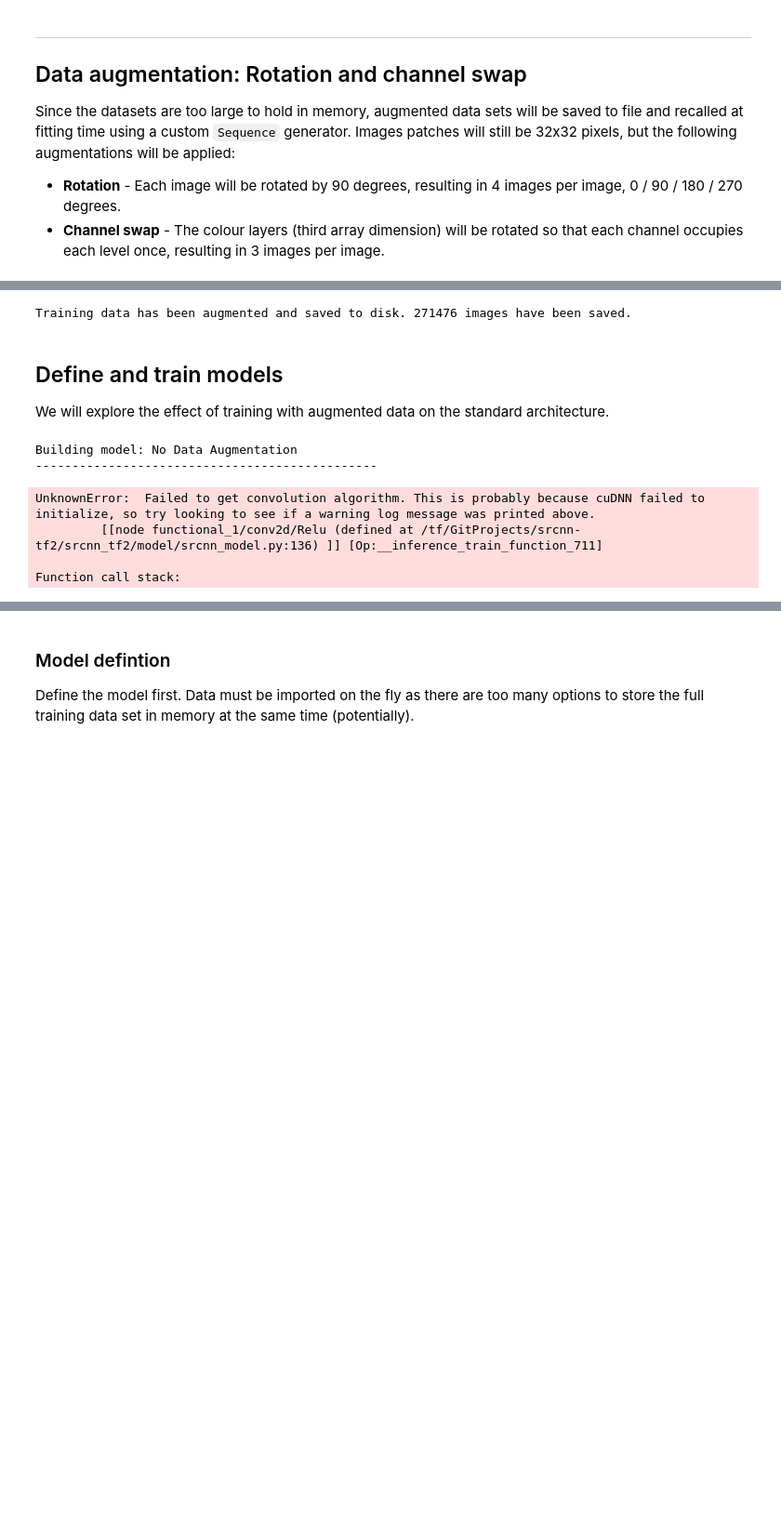
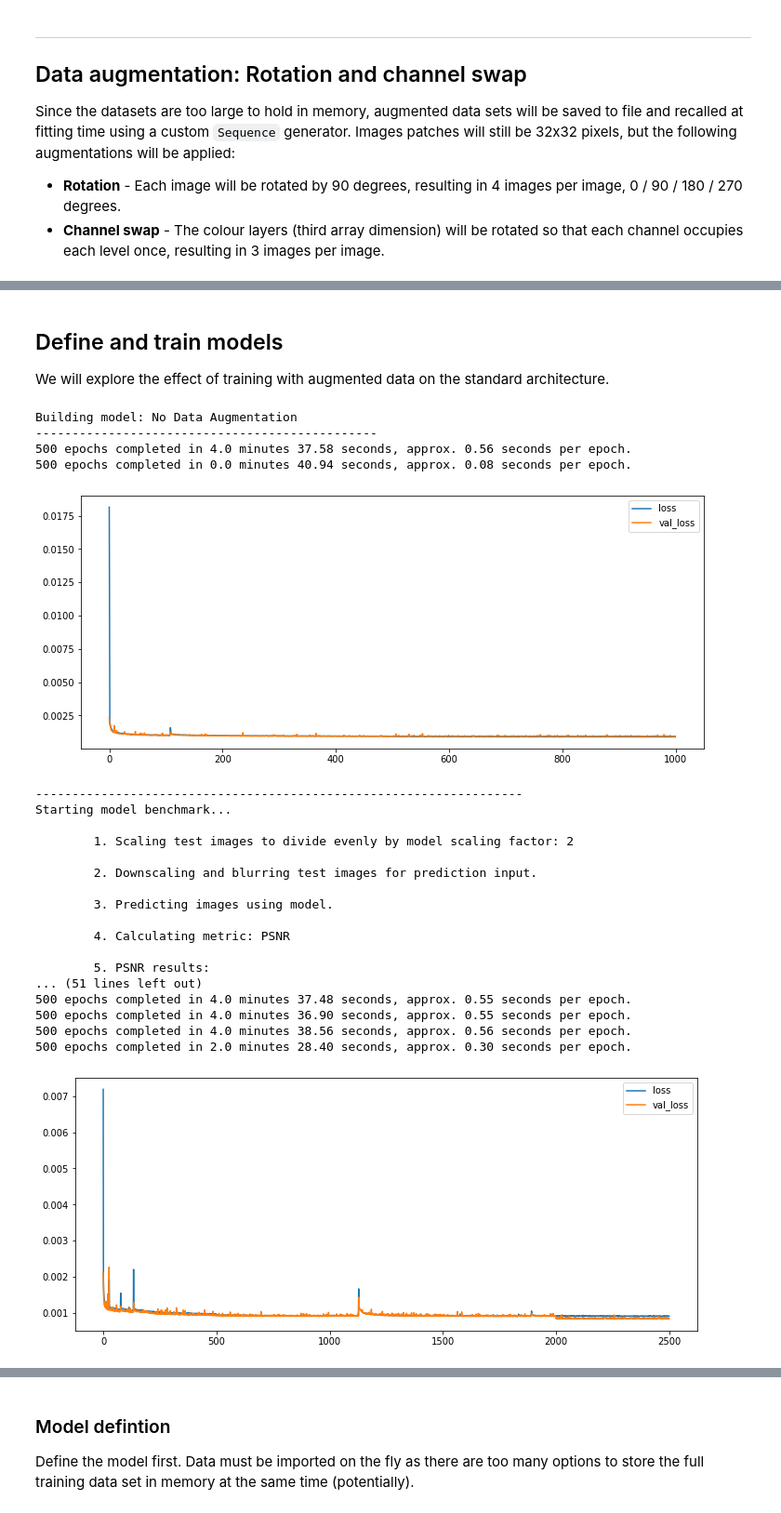
Before and after one commit to kingfischer16/srcnn-tf2, a Jupyter notebook: notebooks/SRCNN Data Augmentation.ipynb, the cells around one changed output, grey strips where cells are left out. Shown at 93% size. Cells and saved outputs as stored; diff of their text form; code cells hidden in the pictures; blank space fills up the shorter version.

Commit message:
finished data augmentation and architecture search

```diff
--- a/notebooks/SRCNN Data Augmentation.ipynb
+++ b/notebooks/SRCNN Data Augmentation.ipynb
@@ -99,5 +101,5 @@ np.save('../../../sr_data/srcnn_training_temp/filenames.npy', np.array(filenames
 # %%
-filenames = list()
+filenames = list(np.load('../../../sr_data/srcnn_training_temp/filenames.npy'))
 
 filenames_no_augment = [f for f in filenames if ('_c012' in f[0]) & ('_32x32' in f[0]) & ('_90deg' in f[0])]
 filenames_rotation_only = [f for f in filenames if ('_c012' in f[0]) & ('_32x32' in f[0])]
@@ -112,16 +114,15 @@ test_list = [
     #('Image Size Only', False, False, True, filenames_imsize_only),
     ('Rotation & Channel Swap', True, True, True, filenames)
 ]
-# %% [output]
-Training data has been augmented and saved to disk. 271476 images have been saved.
 # %% [markdown]
 ## Define and train models
 We will explore the effect of training with augmented data on the standard architecture.
 # %%
 result_strings = []
 testing_images_14 = import_from_file(set14_eval_folder)
-epochs_per_loop = 25
+epochs_per_loop = 500
 batch_size = 64
+scaling_factor = 2
 
 for label, rot, chan, im, files in test_list:
     print(f"\n\nBuilding model: {label}\n-----------------------------------------------")
@@ -134,37 +135,54 @@ for label, rot, chan, im, files in test_list:
     loss_list = []
     val_loss_list = []
     for ix in range(train_gen.__len__()):
         xdata, ydata = train_gen.__getitem__(ix)
-        res = srcnn_m.fit(xdata=xdata, ydata=ydata, epochs=epochs_per_loop, batch_size=batch_size, validation_split=0.1, verbose=0)
-        loss_list.append(res.history['loss'])
-        val_loss_list.append(res.history['val_loss'])
+        srcnn_m.fit(xdata=xdata, ydata=ydata, epochs=epochs_per_loop, batch_size=batch_size, validation_split=0.1, verbose=0)
+        loss_list.append(srcnn_m.result.history['loss'])
+        val_loss_list.append(srcnn_m.result.history['val_loss'])
     #srcnn_m.result = srcnn_m.model.fit(train_gen, epochs=100, verbose=1)
     #srcnn_m.scale = scaling_factor
 
     _, ax = plt.subplots(1, 1, figsize=(12, 5))
     ax.plot(np.concatenate(loss_list), label='loss')
     ax.plot(np.concatenate(val_loss_list), label='val_loss')
     plt.legend()
     plt.show()
 
     # Evaluate performance.
     psnr_14, psnr_bicubic_14 = srcnn_m.benchmark(testing_images_14, metric='psnr', return_metrics=True)
     ssim_14, ssim_bicubic_14 = srcnn_m.benchmark(testing_images_14, metric='ssim', return_metrics=True)
 
     # Record performance.
     rot_check = '$\\checkmark$' if rot else ''
     chan_check = '$\\checkmark$' if chan else ''
     mult_check = '$\\checkmark$' if im else ''
     result_strings.append(
         f"| ${scaling_factor}\\times$ | Set14 | {rot_check} | {chan_check} |"+
         f" ${np.mean(psnr_bicubic_14):.2f}$ dB | ${np.mean(psnr_14):.2f}$ dB |"+
         f" $+{np.mean(psnr_14) - np.mean(psnr_bicubic_14):.2f}$ dB |"+
         f" ${np.mean(ssim_bicubic_14):.2f}$ | ${np.mean(ssim_14):.2f}$ | $+{np.mean(ssim_14) - np.mean(ssim_bicubic_14):.2f}$ |"
     )
 # %% [output]
 Building model: No Data Augmentation
 -----------------------------------------------
+500 epochs completed in 4.0 minutes 37.58 seconds, approx. 0.56 seconds per epoch.
+500 epochs completed in 0.0 minutes 40.94 seconds, approx. 0.08 seconds per epoch.
+[figure, added]
-UnknownError:  Failed to get convolution algorithm. This is probably because cuDNN failed to initialize, so try looking to see if a warning log message was printed above.
-         [[node functional_1/conv2d/Relu (defined at /tf/GitProjects/srcnn-tf2/srcnn_tf2/model/srcnn_model.py:136) ]] [Op:__inference_train_function_711]
+-------------------------------------------------------------------
+Starting model benchmark...
 
-Function call stack:
+        1. Scaling test images to divide evenly by model scaling factor: 2
+
+        2. Downscaling and blurring test images for prediction input.
+
+        3. Predicting images using model.
+
+        4. Calculating metric: PSNR
+
+        5. PSNR results:
+... (51 lines left out)
+500 epochs completed in 4.0 minutes 37.48 seconds, approx. 0.55 seconds per epoch.
+500 epochs completed in 4.0 minutes 36.90 seconds, approx. 0.55 seconds per epoch.
+500 epochs completed in 4.0 minutes 38.56 seconds, approx. 0.56 seconds per epoch.
+500 epochs completed in 2.0 minutes 28.40 seconds, approx. 0.30 seconds per epoch.
+[figure, added]
```
Also changed, not shown: parts of 4 cells of this notebook, 1 other file.
